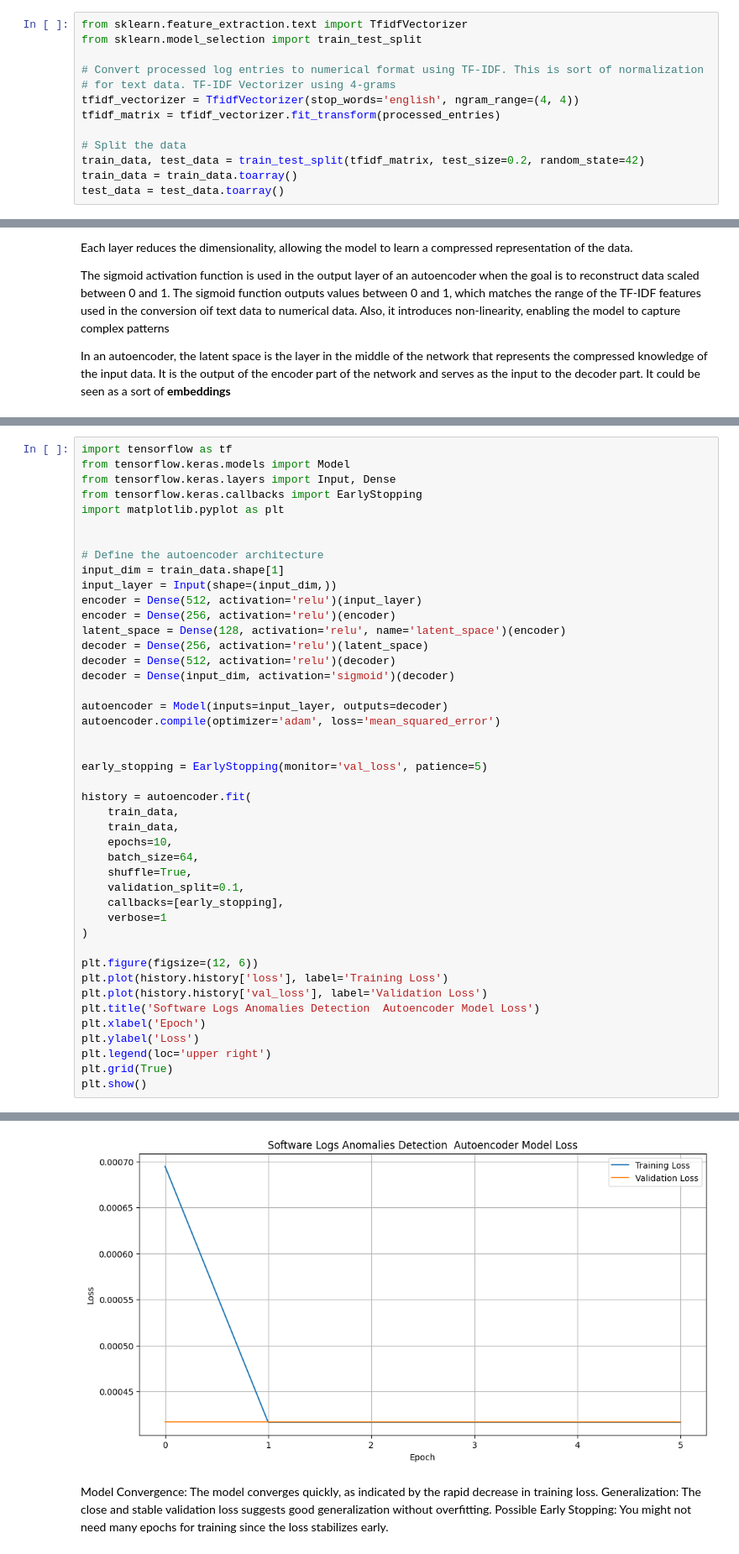
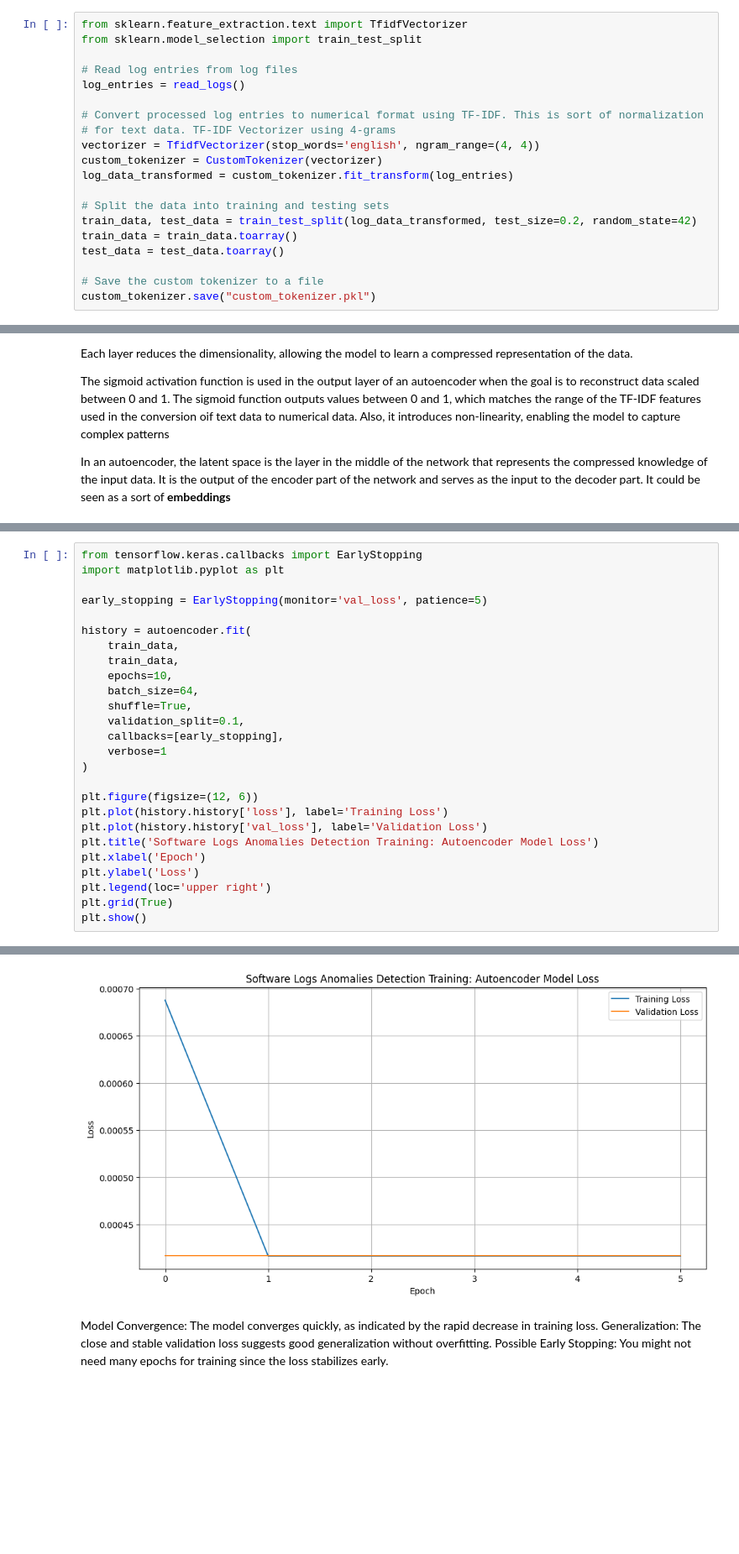
Before and after one commit to etechoptimist/logRCA_toolkit, a Jupyter notebook: log_anomalies_detection_autoencoder.ipynb, the cells around one changed output, grey strips where cells are left out. Shown at 84% size. Saved outputs shown, nothing was run; the diff lists cells and outputs as text; blank space fills up the shorter version.

Commit message:
Update autoencoder for log anmalies detection

```diff
--- a/log_anomalies_detection_autoencoder.ipynb
+++ b/log_anomalies_detection_autoencoder.ipynb
@@ -93,12 +107,19 @@ processed_entries = preprocess_logs(log_entries)
 from sklearn.feature_extraction.text import TfidfVectorizer
 from sklearn.model_selection import train_test_split
 
+# Read log entries from log files
+log_entries = read_logs()
+
 # Convert processed log entries to numerical format using TF-IDF. This is sort of normalization
 # for text data. TF-IDF Vectorizer using 4-grams
-tfidf_vectorizer = TfidfVectorizer(stop_words='english', ngram_range=(4, 4))
-tfidf_matrix = tfidf_vectorizer.fit_transform(processed_entries)
+vectorizer = TfidfVectorizer(stop_words='english', ngram_range=(4, 4))
+custom_tokenizer = CustomTokenizer(vectorizer)
+log_data_transformed = custom_tokenizer.fit_transform(log_entries)
 
-# Split the data
-train_data, test_data = train_test_split(tfidf_matrix, test_size=0.2, random_state=42)
+# Split the data into training and testing sets
+train_data, test_data = train_test_split(log_data_transformed, test_size=0.2, random_state=42)
 train_data = train_data.toarray()
 test_data = test_data.toarray()
+
+# Save the custom tokenizer to a file
+custom_tokenizer.save("custom_tokenizer.pkl")
@@ -114,24 +207,6 @@ In an autoencoder, the latent space is the layer in the middle of the network th
 # %%
-import tensorflow as tf
-from tensorflow.keras.models import Model
-from tensorflow.keras.layers import Input, Dense
 from tensorflow.keras.callbacks import EarlyStopping
 import matplotlib.pyplot as plt
-
-
-# Define the autoencoder architecture
-input_dim = train_data.shape[1]
-input_layer = Input(shape=(input_dim,))
-encoder = Dense(512, activation='relu')(input_layer)
-encoder = Dense(256, activation='relu')(encoder)
-latent_space = Dense(128, activation='relu', name='latent_space')(encoder)
-decoder = Dense(256, activation='relu')(latent_space)
-decoder = Dense(512, activation='relu')(decoder)
-decoder = Dense(input_dim, activation='sigmoid')(decoder)
-
-autoencoder = Model(inputs=input_layer, outputs=decoder)
-autoencoder.compile(optimizer='adam', loss='mean_squared_error')
-
 
 early_stopping = EarlyStopping(monitor='val_loss', patience=5)
 
@@ -149,7 +224,7 @@ history = autoencoder.fit(
 plt.figure(figsize=(12, 6))
 plt.plot(history.history['loss'], label='Training Loss')
 plt.plot(history.history['val_loss'], label='Validation Loss')
-plt.title('Software Logs Anomalies Detection  Autoencoder Model Loss')
+plt.title('Software Logs Anomalies Detection Training: Autoencoder Model Loss')
 plt.xlabel('Epoch')
 plt.ylabel('Loss')
 plt.legend(loc='upper right')
@@ -171,4 +246,4 @@ Epoch 6/10
-[figure, old version]
+[figure, new version]
 # %% [markdown]
 Model Convergence: The model converges quickly, as indicated by the rapid decrease in training loss.
 Generalization: The close and stable validation loss suggests good generalization without overfitting.
```
Also changed, not shown: parts of 18 cells of this notebook.
